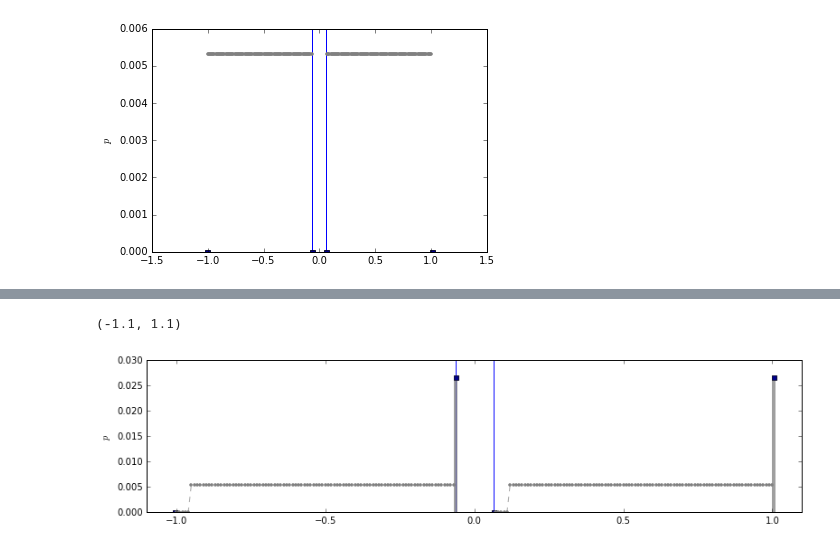
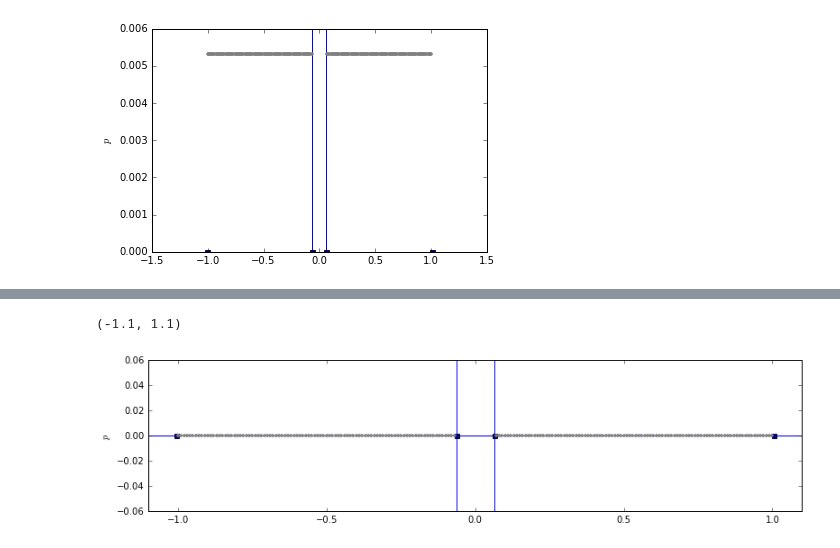
Before and after one commit to goretkin/tactile-pomdp, a Jupyter notebook: 1d-example-jig-object-relative.ipynb, the cells around one changed output, grey strips where cells are left out. Drawn from its saved outputs; the diff is of its cells as text; code cells hidden in the pictures.

Commit message:
fix math error. was normalizing in the wrong place.

```diff
--- a/1d-example-jig-object-relative.ipynb
+++ b/1d-example-jig-object-relative.ipynb
@@ -984,6 +986,7 @@ def distribution_over_next_state_given_sao(state, action, force_observation, dis
     b = Belief()
 
     one_step_belief = action.propogate_state(state, dt=duration) # this isn't the prior belief, btw. I don't know a good name.
+    one_step_belief.sparsify()
     for next_state in (state_space.states if slow else one_step_belief.nonzero_states()): #one_step_belief.nonzero_states():
         global counter_for_things
         counter_for_things += 1
@@ -1000,10 +1003,12 @@ def distribution_over_next_state_given_sao(state, action, force_observation, dis
         # if p_o were one, then this would be just a transition update
         b[next_state] = p_o * one_step_belief[next_state]
 
-    b.normalize()
+    # you lost days thinking you should normalize over here. ugh.
+    #b.normalize()
 
-    if np.isnan(b.sum()):
-        raise AssertionError((state, action, force_observation, displacement_observation, duration))
+
+    #if np.isnan(b.sum()):
+    #    raise AssertionError((state, action, force_observation, displacement_observation, duration))
 
     return b
 
@@ -1011,9 +1016,19 @@ def obs_act_update(old_belief, displacement_observation, force_observation, acti
 
     # marginalize out state
     r = Belief.blend(
-        [(old_belief[state],
-          distribution_over_next_state_given_sao(state, action, force_observation, displacement_observation, duration, slow))
-        for state in old_belief.nonzero_states()])
+            [(old_belief[state],
+              distribution_over_next_state_given_sao(state, action,
+                                                     force_observation,
+                                                     displacement_observation,
+                                                     duration, slow))
+            for state in old_belief.nonzero_states()],
+            check_normalized_beliefs=False
+        )
+
+    r.normalize()
+
+    if np.isnan(b.sum()):
+        raise AssertionError("numerical collapse")
 
     return r
 # %%
@@ -1050,9 +1065,10 @@ b_posts = {}
 b_posts["init"] = b
 b_posts["prior"] = b_prior
 
-for f_name, f_o in zip(["z","p",None], [0.0, 3.0*np.sign(action.velocity), None]):
+nominal_force = 3.0*np.sign(action.velocity)
+for f_name, f_o in zip(["z","p",None], [0.0, nominal_force, None]):
     for d_name, d_o in zip(["z","p",None], [0.0, nominal_movement, None]):
-
+        print(f_name, d_name)
         b_post = obs_act_update(
                 b,
                 displacement_observation=d_o,
@@ -1084,8 +1110,17 @@ fig.tight_layout()
 # %%
+force_observation = 40
+displacement_observation = None
+bsao = distribution_over_next_state_given_sao(
+        State(DirectionStateFactor(1), ContactStateFactor()),
+        action,
+        force_observation,
+        displacement_observation,
+        duration)
+
 plt.gcf().set_size_inches((13.0, 3.0))
 setup_belief_plot(plt.gca())
-b_posts["prior"].plot(plt.gca());
+bsao.plot(plt.gca());
 plt.gca().set_xlim(-1.1, 1.1)
 # %% [output]
 (-1.1, 1.1)
-[figure, old version]
+[figure, new version]
```
Also changed, not shown: parts of 10 cells of this notebook.
